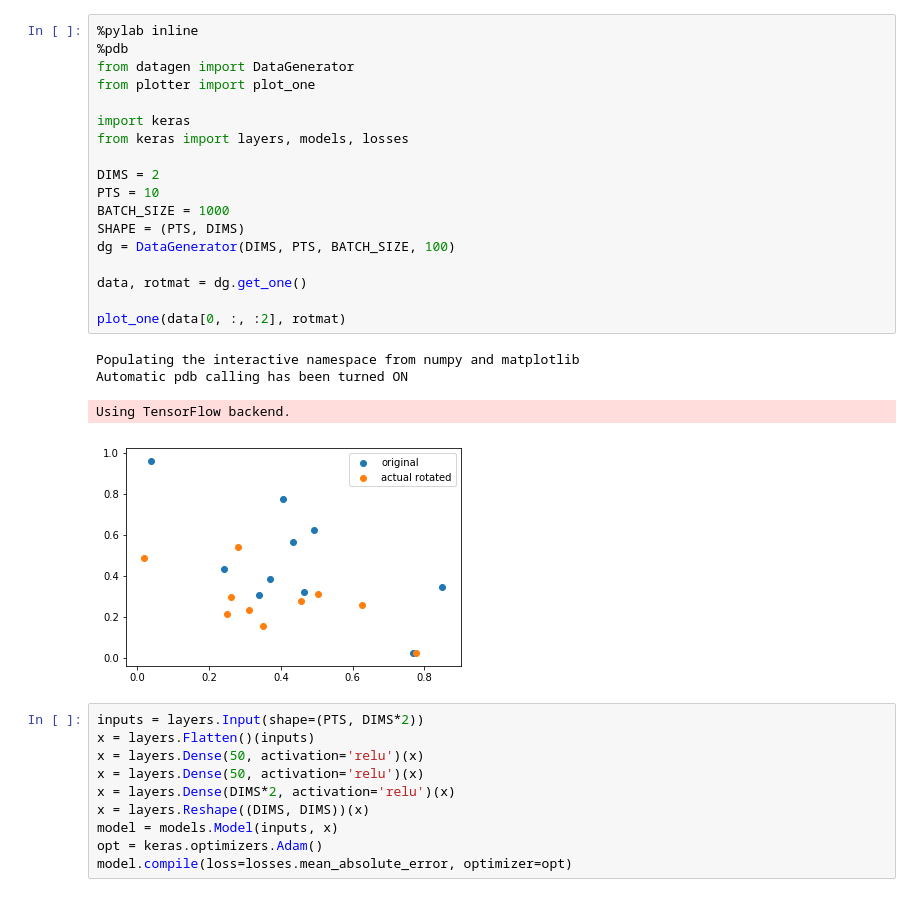
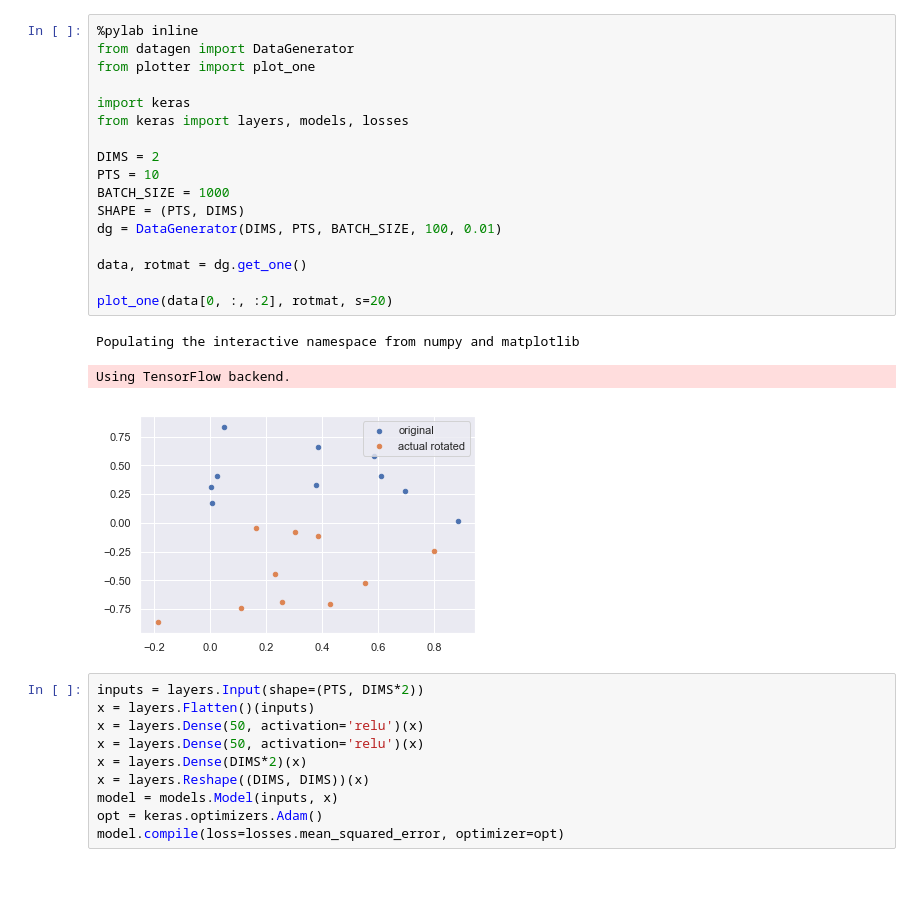
Before and after one commit to dgmp88/nn-playground, a Jupyter notebook: rotation/Predict Rotation Matrix.ipynb, the cells around one changed output. Saved outputs shown, nothing was run; the diff lists cells and outputs as text.

```diff
--- a/rotation/Predict Rotation Matrix.ipynb
+++ b/rotation/Predict Rotation Matrix.ipynb
@@ -1,36 +1,34 @@
 # %%
 %pylab inline
-%pdb
 from datagen import DataGenerator
 from plotter import plot_one
 
 import keras
 from keras import layers, models, losses
 
 DIMS = 2
 PTS = 10
 BATCH_SIZE = 1000
 SHAPE = (PTS, DIMS)
-dg = DataGenerator(DIMS, PTS, BATCH_SIZE, 100)
+dg = DataGenerator(DIMS, PTS, BATCH_SIZE, 100, 0.01)
 
 data, rotmat = dg.get_one()
 
-plot_one(data[0, :, :2], rotmat)
+plot_one(data[0, :, :2], rotmat, s=20)
 # %% [output]
 Populating the interactive namespace from numpy and matplotlib
-Automatic pdb calling has been turned ON
 Using TensorFlow backend.
-[figure, old version]
+[figure, new version]
 # %%
 inputs = layers.Input(shape=(PTS, DIMS*2))
 x = layers.Flatten()(inputs)
 x = layers.Dense(50, activation='relu')(x)
 x = layers.Dense(50, activation='relu')(x)
-x = layers.Dense(DIMS*2, activation='relu')(x)
+x = layers.Dense(DIMS*2)(x)
 x = layers.Reshape((DIMS, DIMS))(x)
 model = models.Model(inputs, x)
 opt = keras.optimizers.Adam()
-model.compile(loss=losses.mean_absolute_error, optimizer=opt)
+model.compile(loss=losses.mean_squared_error, optimizer=opt)
 # %%
 model.fit_generator(dg, epochs=10)
 # %% [output]
```
Also changed, not shown: parts of 2 cells of this notebook, 2 other files.
